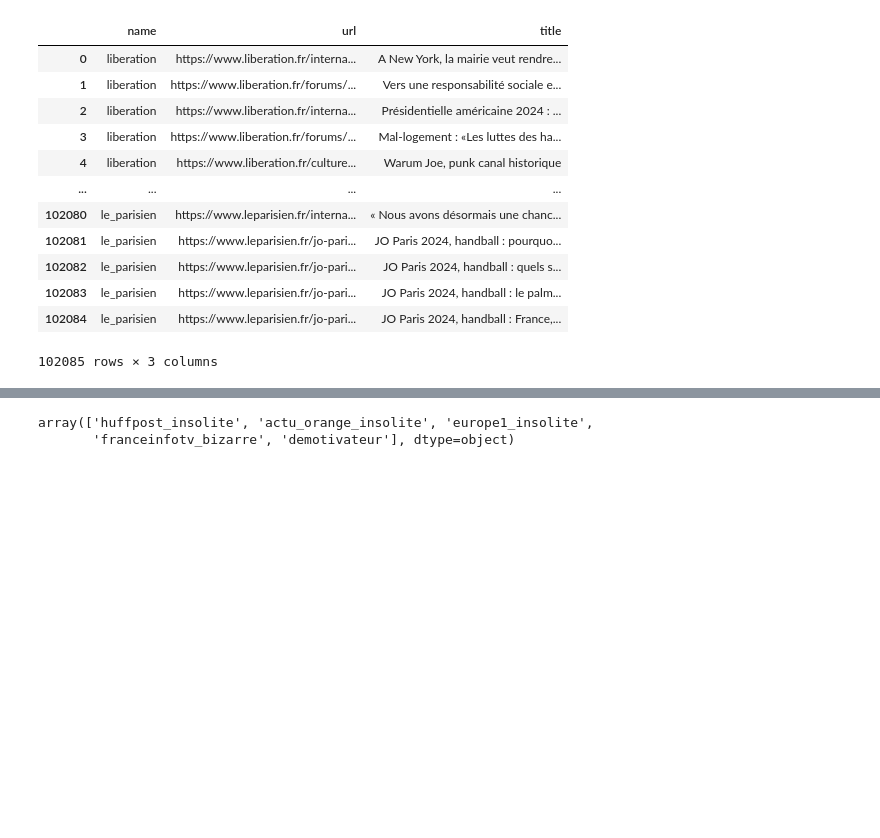
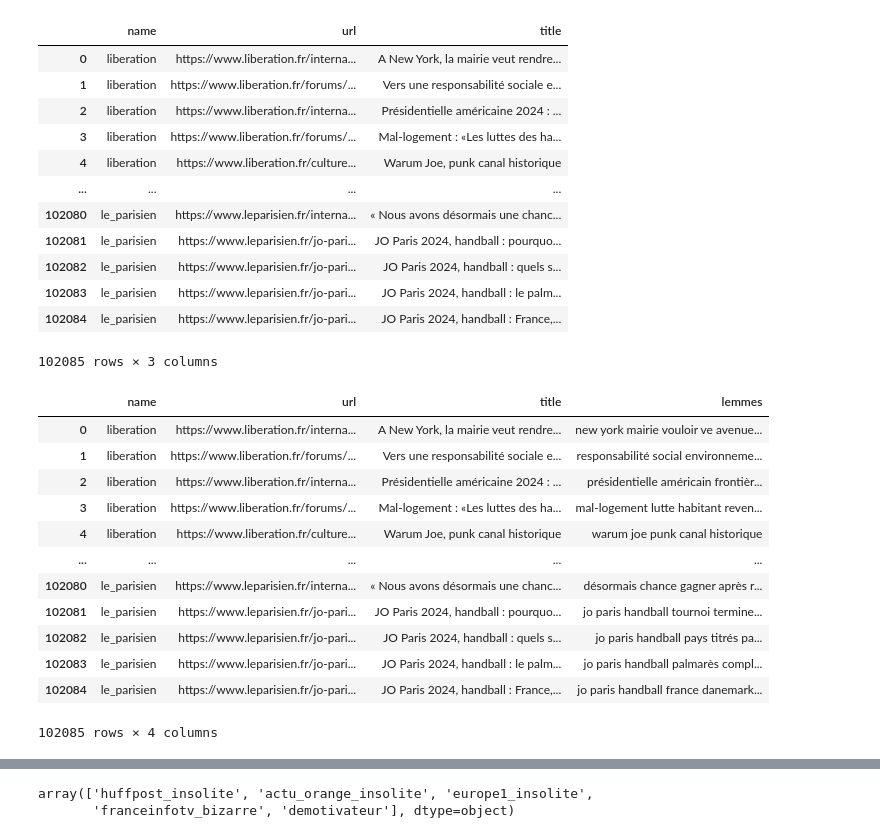
Before and after one commit to mikachou/funnypress-data-study, a Jupyter notebook: notebooks/clean.ipynb, the cells around one changed output, grey strips where cells are left out. Saved outputs shown, nothing was run; the diff lists cells and outputs as text; code cells hidden in the pictures; blank space fills up the shorter version.

```diff
--- a/notebooks/clean.ipynb
+++ b/notebooks/clean.ipynb
@@ -279,3 +295,19 @@ df
+# %%
+df
+# %% [output]
+|  | name | url | title | lemmes |
+| 0 | liberation | https://www.liberation.fr/interna... | A New York, la mairie veut rendre... | new york mairie vouloir ve avenue... |
+| 1 | liberation | https://www.liberation.fr/forums/... | Vers une responsabilité sociale e... | responsabilité social environneme... |
+| 2 | liberation | https://www.liberation.fr/interna... | Présidentielle américaine 2024 : ... | présidentielle américain frontièr... |
+| 3 | liberation | https://www.liberation.fr/forums/... | Mal-logement : «Les luttes des ha... | mal-logement lutte habitant reven... |
+| 4 | liberation | https://www.liberation.fr/culture... | Warum Joe, punk canal historique | warum joe punk canal historique |
+| ... | ... | ... | ... | ... |
+| 102080 | le_parisien | https://www.leparisien.fr/interna... | « Nous avons désormais une chanc... | désormais chance gagner après r... |
+| 102081 | le_parisien | https://www.leparisien.fr/jo-pari... | JO Paris 2024, handball : pourquo... | jo paris handball tournoi termine... |
+| 102082 | le_parisien | https://www.leparisien.fr/jo-pari... | JO Paris 2024, handball : quels s... | jo paris handball pays titrés pa... |
+| 102083 | le_parisien | https://www.leparisien.fr/jo-pari... | JO Paris 2024, handball : le palm... | jo paris handball palmarès compl... |
+| 102084 | le_parisien | https://www.leparisien.fr/jo-pari... | JO Paris 2024, handball : France,... | jo paris handball france danemark... |
+102085 rows × 4 columns
 # %%
 df['funny'] = 0
 df
```
Also changed, not shown: parts of 9 cells of this notebook, 1 other file.
